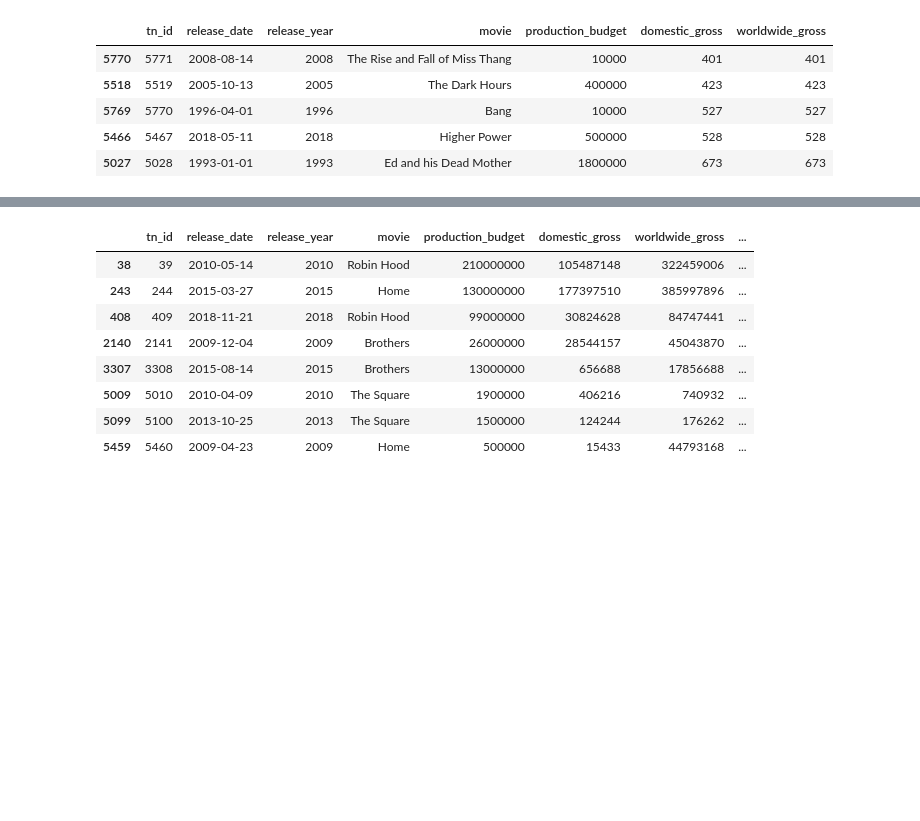
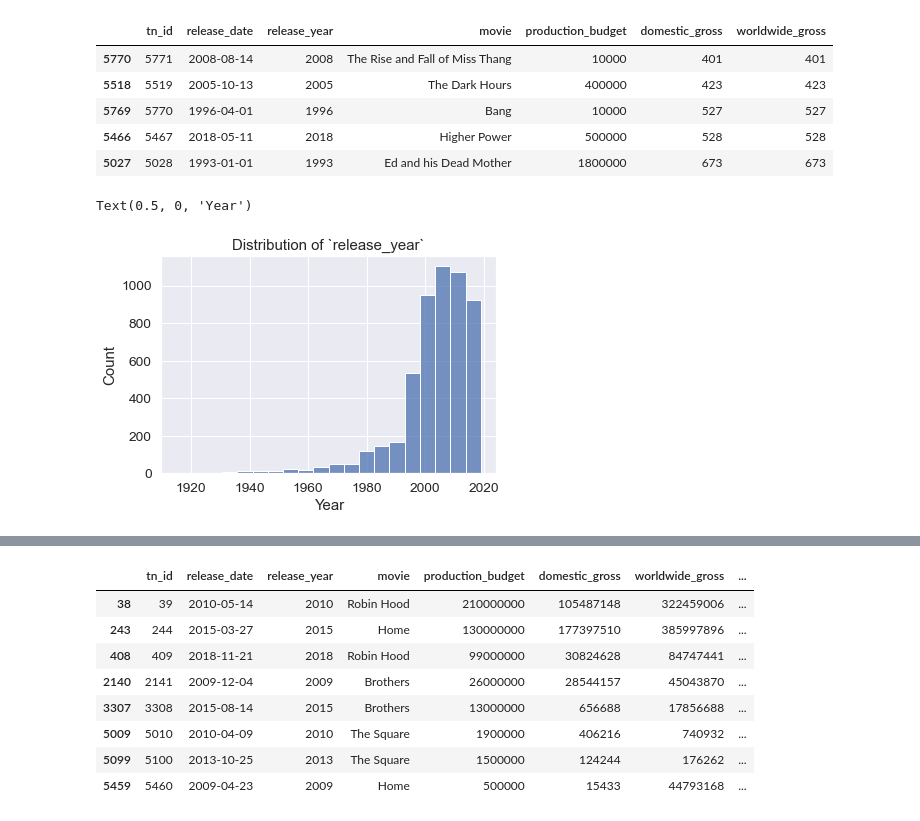
Before and after one commit to ndgigliotti/dsc-phase-1-project, a Jupyter notebook: genres.ipynb, the cells around one changed output, grey strips where cells are left out. Saved outputs shown, nothing was run; the diff lists cells and outputs as text; code cells hidden in the pictures; blank space fills up the shorter version.

Commit message:
better distribution graphs

```diff
--- a/genres.ipynb
+++ b/genres.ipynb
@@ -45,3 +46,10 @@ tn.sort_values('worldwide_gross').head()
 | 5769 | 5770 | 1996-04-01 | 1996 | Bang | 10000 | 527 | 527 |
 | 5466 | 5467 | 2018-05-11 | 2018 | Higher Power | 500000 | 528 | 528 |
 | 5027 | 5028 | 1993-01-01 | 1993 | Ed and his Dead Mother | 1800000 | 673 | 673 |
+# %%
+ax = sns.histplot(data=tn, x='release_year', bins=20)
+ax.set_title('Distribution of `release_year`')
+ax.set_xlabel('Year')
+# %% [output]
+Text(0.5, 0, 'Year')
+[figure, added]
```
Also changed, not shown: parts of 20 cells of this notebook.
